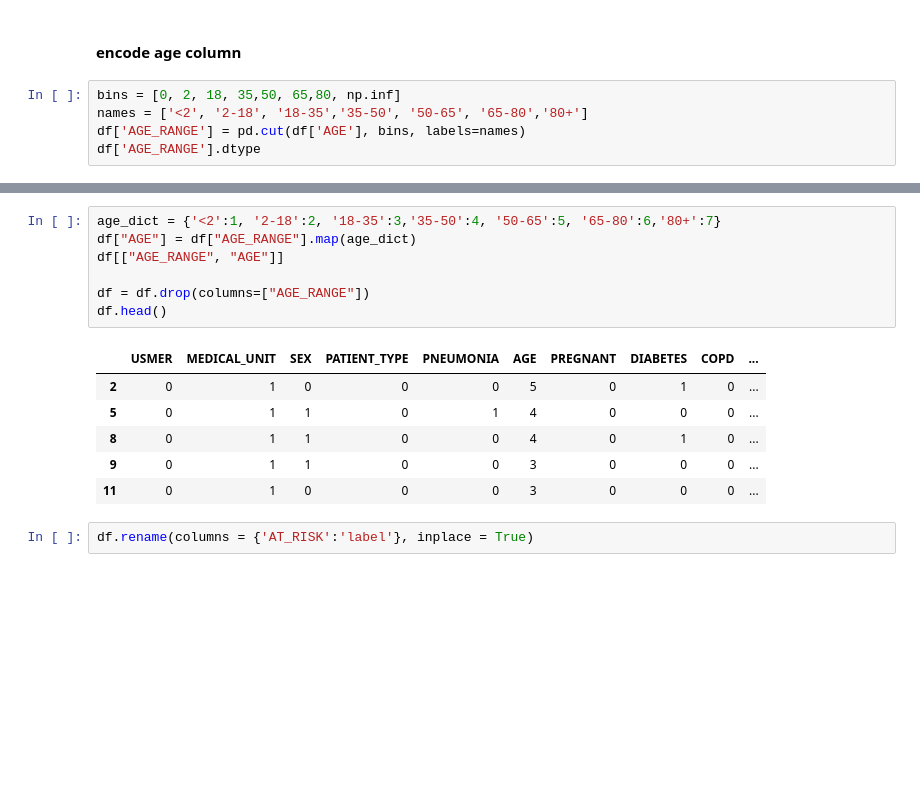
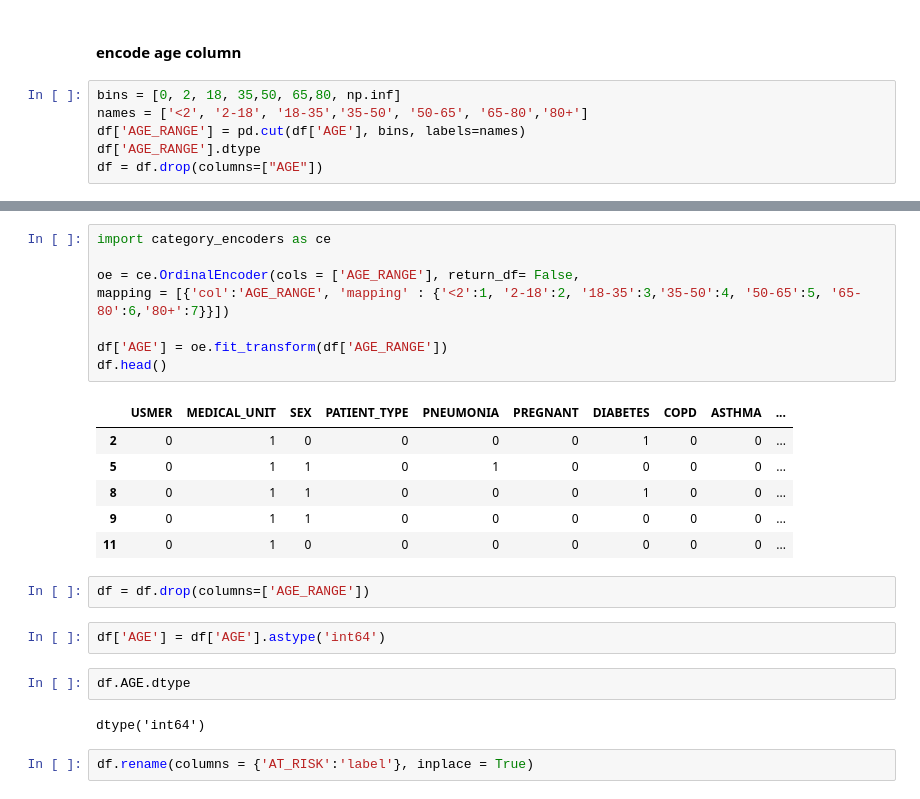
Before and after one commit to JakubSzczepanowski/ForestSVM, a Jupyter notebook: kod/experiments.ipynb, the cells around one changed output, grey strips where cells are left out. Cells and saved outputs as stored; diff of their text form; blank space fills up the shorter version.

```diff
--- a/kod/experiments.ipynb
+++ b/kod/experiments.ipynb
@@ -277,3 +277,4 @@ bins = [0, 2, 18, 35,50, 65,80, np.inf]
 names = ['<2', '2-18', '18-35','35-50', '50-65', '65-80','80+']
 df['AGE_RANGE'] = pd.cut(df['AGE'], bins, labels=names)
 df['AGE_RANGE'].dtype
+df = df.drop(columns=["AGE"])
@@ -282,17 +290,26 @@ CategoricalDtype(categories=['<2', '2-18', '18-35', '35-50', '50-65', '65-80', '
 # %%
-age_dict = {'<2':1, '2-18':2, '18-35':3,'35-50':4, '50-65':5, '65-80':6,'80+':7}
-df["AGE"] = df["AGE_RANGE"].map(age_dict)
-df[["AGE_RANGE", "AGE"]]
+import category_encoders as ce
 
-df = df.drop(columns=["AGE_RANGE"])
+oe = ce.OrdinalEncoder(cols = ['AGE_RANGE'], return_df= False,
+mapping = [{'col':'AGE_RANGE', 'mapping' : {'<2':1, '2-18':2, '18-35':3,'35-50':4, '50-65':5, '65-80':6,'80+':7}}])
+
+df['AGE'] = oe.fit_transform(df['AGE_RANGE'])
 df.head()
 # %% [output]
-|  | USMER | MEDICAL_UNIT | SEX | PATIENT_TYPE | PNEUMONIA | AGE | PREGNANT | DIABETES | COPD | ... |
-| 2 | 0 | 1 | 0 | 0 | 0 | 5 | 0 | 1 | 0 | ... |
-| 5 | 0 | 1 | 1 | 0 | 1 | 4 | 0 | 0 | 0 | ... |
-| 8 | 0 | 1 | 1 | 0 | 0 | 4 | 0 | 1 | 0 | ... |
-| 9 | 0 | 1 | 1 | 0 | 0 | 3 | 0 | 0 | 0 | ... |
-| 11 | 0 | 1 | 0 | 0 | 0 | 3 | 0 | 0 | 0 | ... |
+|  | USMER | MEDICAL_UNIT | SEX | PATIENT_TYPE | PNEUMONIA | PREGNANT | DIABETES | COPD | ASTHMA | ... |
+| 2 | 0 | 1 | 0 | 0 | 0 | 0 | 1 | 0 | 0 | ... |
+| 5 | 0 | 1 | 1 | 0 | 1 | 0 | 0 | 0 | 0 | ... |
+| 8 | 0 | 1 | 1 | 0 | 0 | 0 | 1 | 0 | 0 | ... |
+| 9 | 0 | 1 | 1 | 0 | 0 | 0 | 0 | 0 | 0 | ... |
+| 11 | 0 | 1 | 0 | 0 | 0 | 0 | 0 | 0 | 0 | ... |
+# %%
+df = df.drop(columns=['AGE_RANGE'])
+# %%
+df['AGE'] = df['AGE'].astype('int64')
+# %%
+df.AGE.dtype
+# %% [output]
+dtype('int64')
 # %%
 df.rename(columns = {'AT_RISK':'label'}, inplace = True)
 # %%
```
Also changed, not shown: parts of 41 cells of this notebook.
